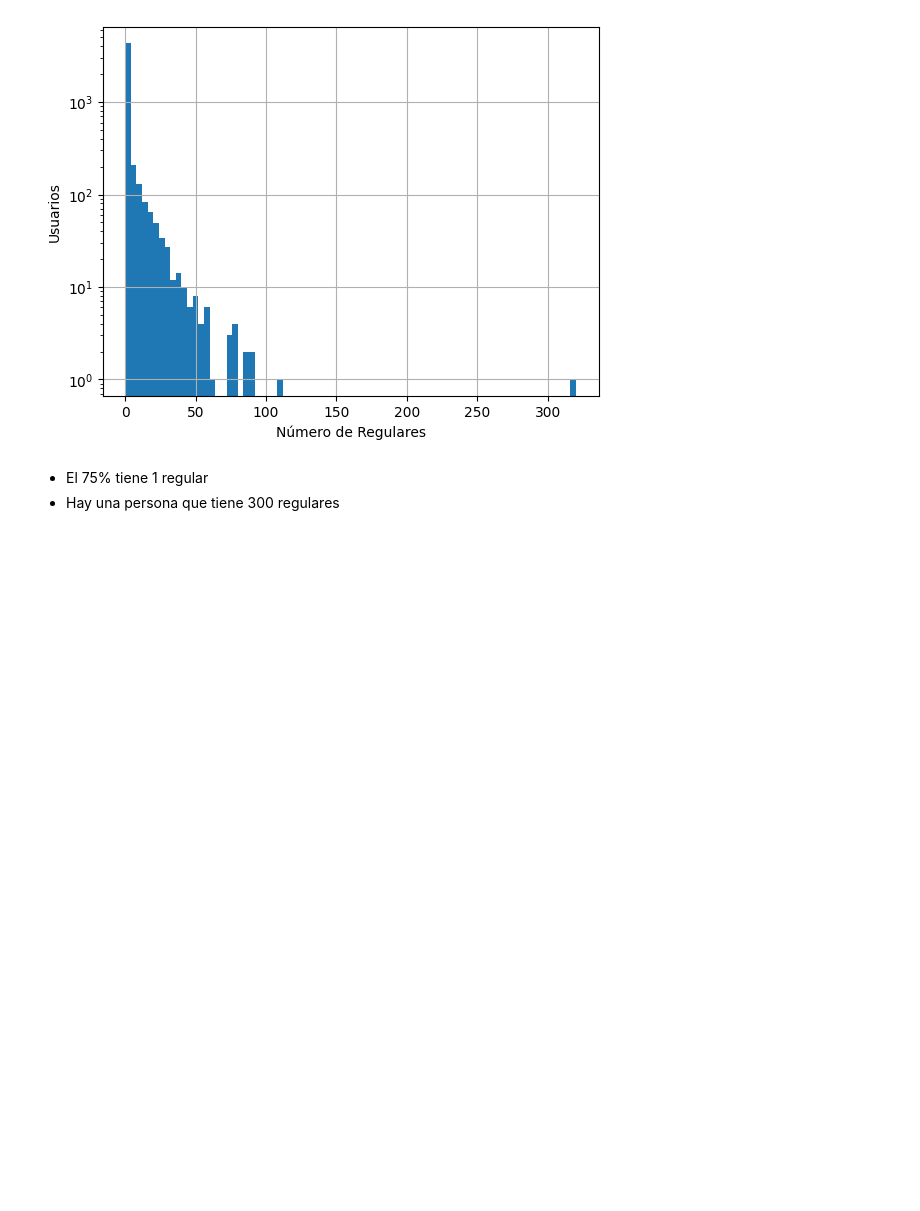
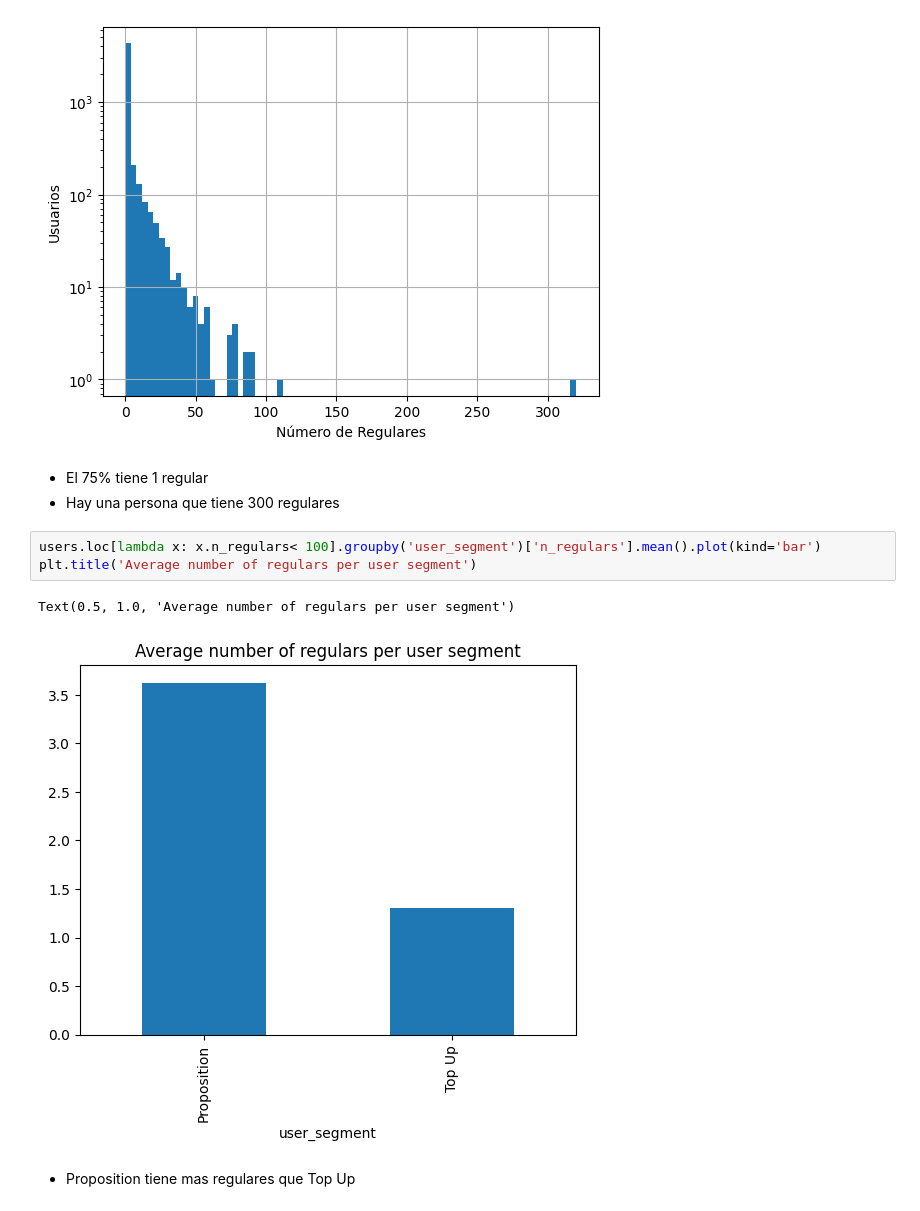
Before and after one commit to pamalo9/zrive-ds, a Jupyter notebook: src/module_2/EDA.ipynb, the cells around one changed output. Cells and saved outputs as stored; diff of their text form; blank space fills up the shorter version.

```diff
--- a/src/module_2/EDA.ipynb
+++ b/src/module_2/EDA.ipynb
@@ -219,3 +219,11 @@ plt.show()
 # %% [markdown]
 - El 75% tiene 1 regular
 - Hay una persona que tiene 300 regulares
+# %%
+users.loc[lambda x: x.n_regulars< 100].groupby('user_segment')['n_regulars'].mean().plot(kind='bar')
+plt.title('Average number of regulars per user segment')
+# %% [output]
+Text(0.5, 1.0, 'Average number of regulars per user segment')
+[figure, added]
+# %% [markdown]
+- Proposition tiene mas regulares que Top Up
```
Also changed, not shown: parts of 2 cells of this notebook.
